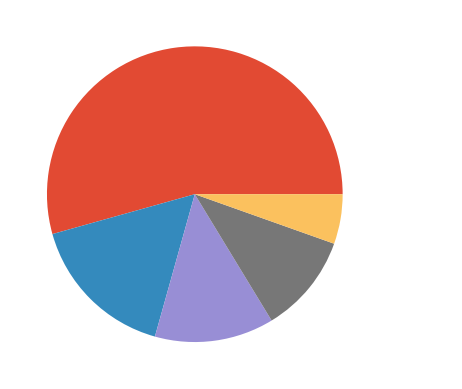
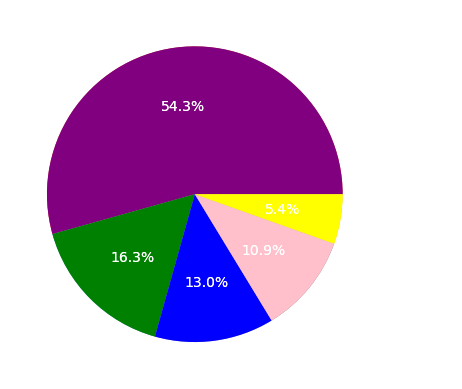
Code edit (unified diff) that turned the first committed figure into the second:
--- before
+++ after
@@ -4,7 +4,15 @@
 
 #plt.style.use("dark_background")
-plt.pie(amounts, labels=expenses)
+#plt.pie(amounts, labels=expenses)
 
 # set style
 plt.style.use("ggplot")
 plt.show()
+
+
+# add %-age of each slice
+plt.pie(amounts, labels=expenses,  autopct='%1.1f%%')
+
+#set colors
+colors = ["purple", "green", "blue", "pink", "yellow"]
+plt.pie(amounts, labels=expenses,  autopct='%1.1f%%', colors=colors)

Commit: customized colours